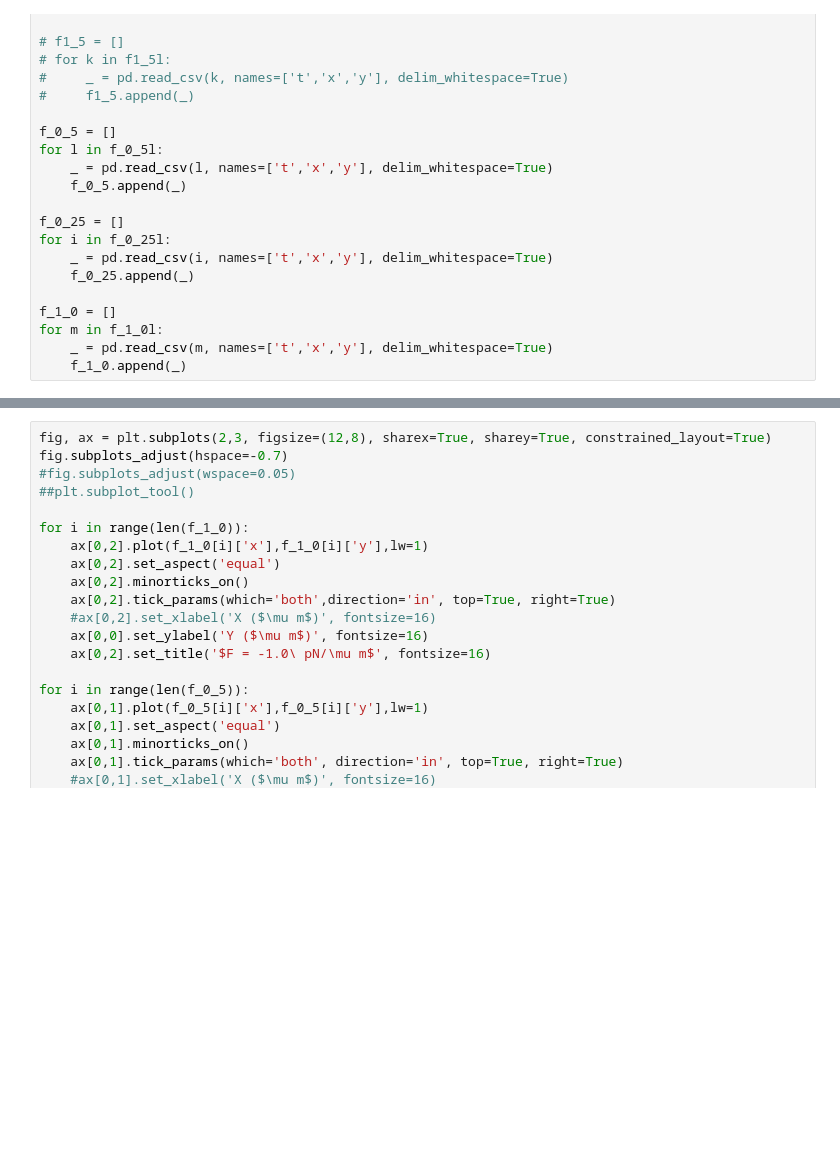
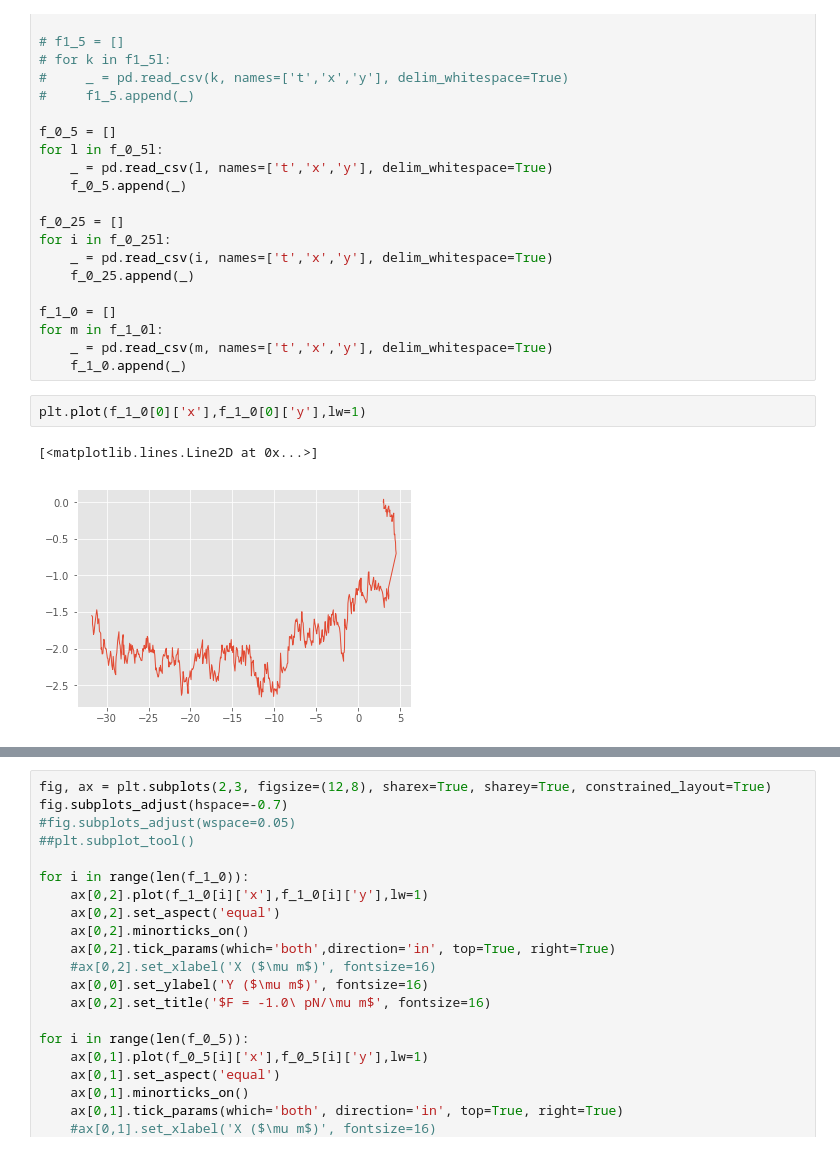
Before and after one commit to SamMachariaPhD/actomyosin2022, a Jupyter notebook: Analysis/Pull_Push/13-04-2022_ForceFieldTraj.ipynb, the cells around one changed output, grey strips where cells are left out. Saved outputs shown, nothing was run; the diff lists cells and outputs as text; blank space fills up the shorter version.

```diff
--- a/Analysis/Pull_Push/13-04-2022_ForceFieldTraj.ipynb
+++ b/Analysis/Pull_Push/13-04-2022_ForceFieldTraj.ipynb
@@ -67,3 +67,8 @@ f_1_0 = []
 for m in f_1_0l:
     _ = pd.read_csv(m, names=['t','x','y'], delim_whitespace=True)
     f_1_0.append(_)
+# %%
+plt.plot(f_1_0[0]['x'],f_1_0[0]['y'],lw=1)
+# %% [output]
+[<matplotlib.lines.Line2D at 0x...>]
+[figure, added]
```
Also changed, not shown: parts of 9 cells of this notebook.
